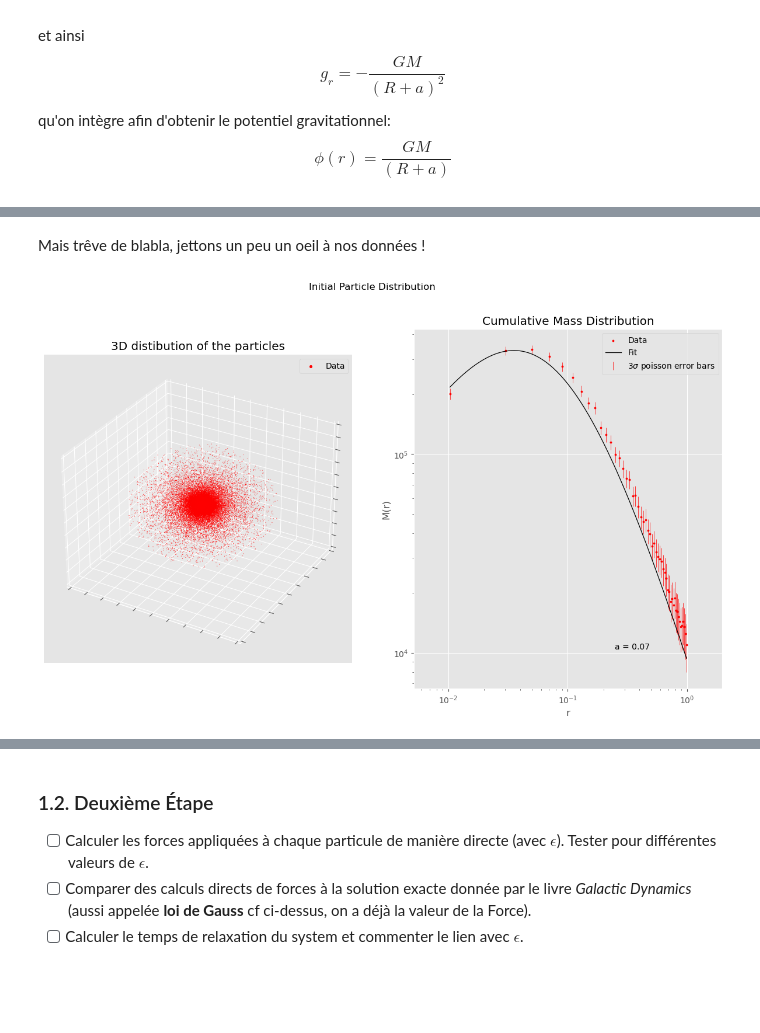
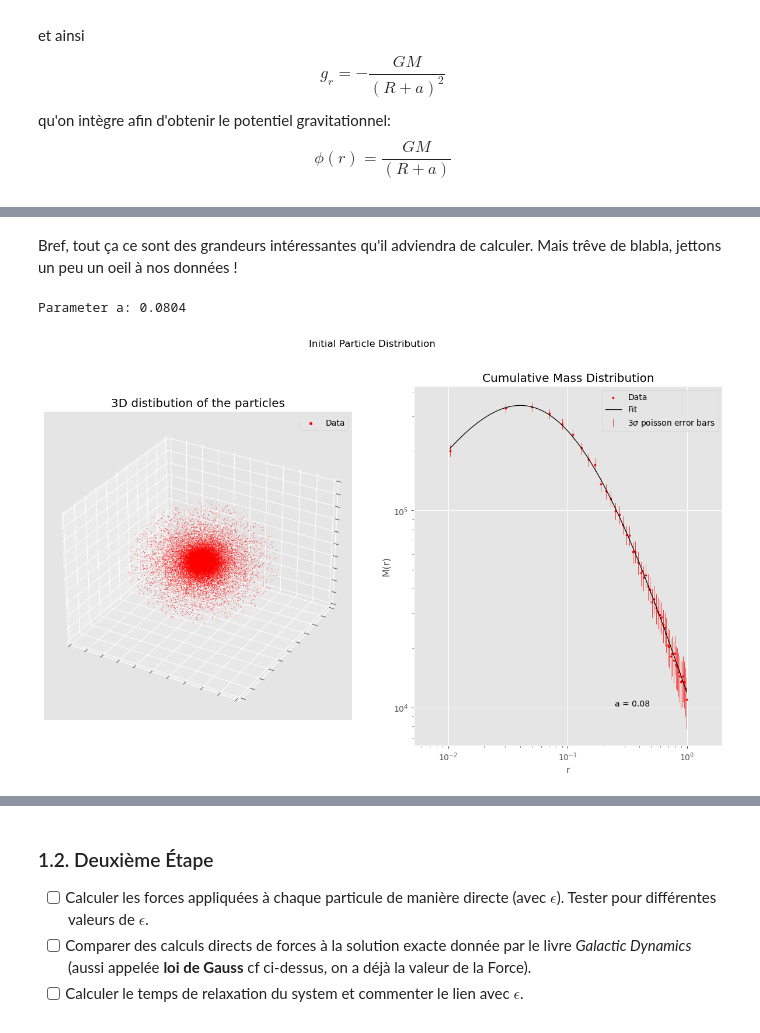
Before and after one commit to ProfesseurShadoko/compastro, a Jupyter notebook: scripts/main.ipynb, the cells around one changed output, grey strips where cells are left out. Saved outputs shown, nothing was run; the diff lists cells and outputs as text; code cells hidden in the pictures; blank space fills up the shorter version.

```diff
--- a/scripts/main.ipynb
+++ b/scripts/main.ipynb
@@ -87,5 +117,5 @@ $$
 # %% [markdown]
-Mais trêve de blabla, jettons un peu un oeil à nos données !
+Bref, tout ça ce sont des grandeurs intéressantes qu'il adviendra de calculer. Mais trêve de blabla, jettons un peu un oeil à nos données !
 # %%
 NBINS = 50
 
@@ -111,41 +141,43 @@ hist, bin_edges = np.histogram(df_to_plot["r"], bins=NBINS, weights=df_to_plot["
 bin_centers = (bin_edges[1:] + bin_edges[:-1]) / 2
 
 
-M = df_to_plot["m"].sum()
+M = particles_data["m"].sum()
 def rho(r, a):
     rho_r = M / (2*np.pi) * (a/r) * 1/((r+a)**3)
     return rho_r * 4*np.pi*r**2 * 1/NBINS
 
 x = np.linspace(min(bin_centers), max(bin_centers), 1000)
 a, _ = curve_fit(rho, bin_centers, hist)
 a = a[0]
+print(f"Parameter a: {a:.4f}")
 
 # count the number of particles in each bin
 
 plt.title("Cumulative Mass Distribution")
 
 
 plt.scatter(bin_centers, hist, color='red', s=5, label="Data")
 
 errors = np.sqrt(hist / (M/len(df_to_plot))) * M/len(df_to_plot) * 3 # sigma = sqrt(N)
 plt.errorbar(bin_centers, hist, yerr=errors, fmt='none', color='red', elinewidth=0.5, label = "$3\sigma$ poisson error bars") # we don't see a thing...
 
 plt.plot(x, rho(x, a), label="Fit", color='black', linewidth=0.9)
 #errors = np.sqrt(rho(x, a))*5
 #plt.fill_between(x, rho(x, a)-errors, rho(x, a)+errors, alpha=0.3, color='black')
 plt.text(0.65, 0.11, f"a = {a:.2f}", transform=plt.gca().transAxes)
 
 plt.xlabel("r")
 plt.ylabel("M(r)")
 plt.xlim(np.min(x)/2, np.max(x)*2)
 
 plt.xscale("log")
 plt.yscale("log")
 
 plt.legend()
 plt.show()
 # %% [output]
+Parameter a: 0.0804
-[figure, old version]
+[figure, new version]
 # %% [markdown]
 Voilà qui est fait ! Maintenant, parlons un peu des unités. En gros, si on veut simuler des galaxies, les grandeurs de masse et de distance sont à peu près fixées:
 
```
Also changed, not shown: parts of 30 cells of this notebook, 7 other files.
